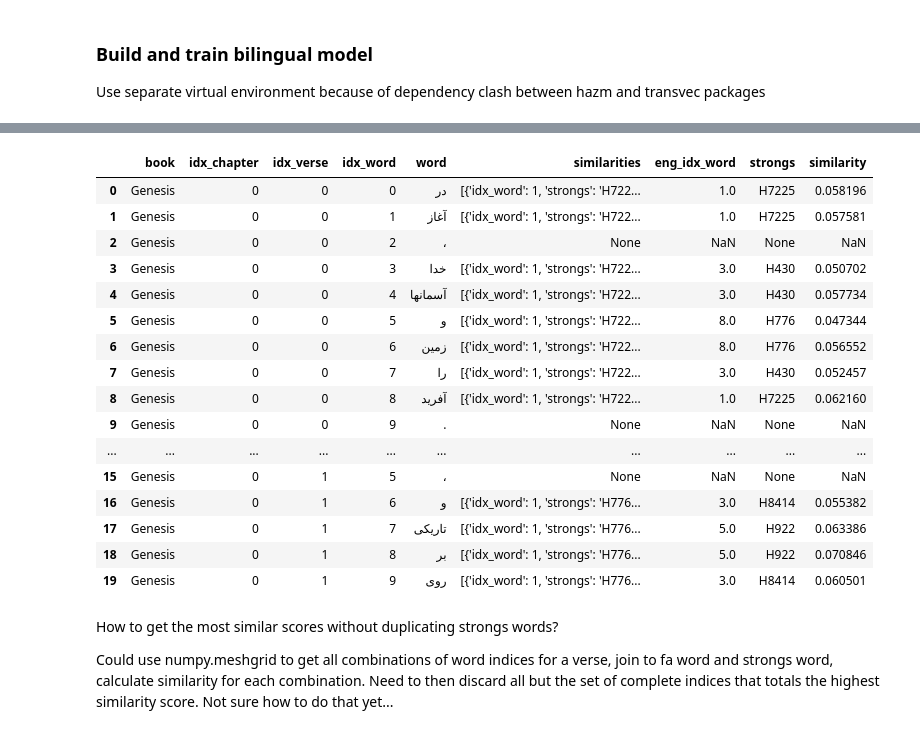
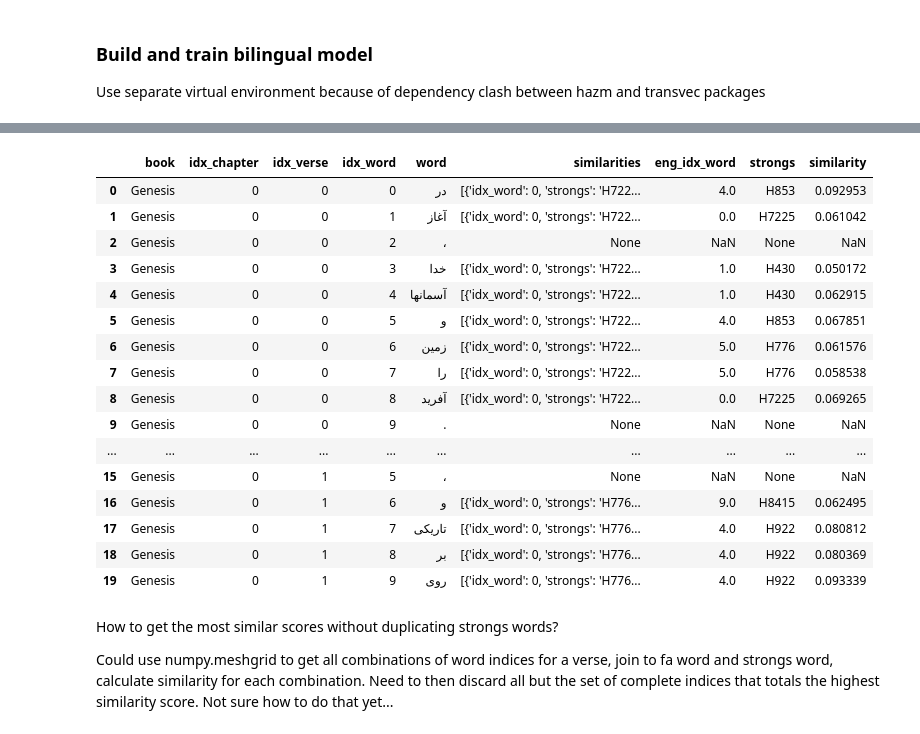
Before and after one commit to scruffian/farsi-strongs, a Jupyter notebook: Translation_Notebook.ipynb, the cells around one changed output, grey strips where cells are left out. Cells and saved outputs as stored; diff of their text form; code cells hidden in the pictures.

Commit message:
Test KJV NMV model with KJV training pairs

```diff
--- a/Translation_Notebook.ipynb
+++ b/Translation_Notebook.ipynb
@@ -256,7 +258,7 @@ def LoadTrainingPairs(eng_version: str, book_name: str):
             for verse in chapter:
                 for word in verse:
                     if len(word)>1:
-                        if word[1] != None:
+                        if word[1] not in [None, "added"]:
                             word[0] = "".join([a for a in word[0] if a not in list(punctuation)+[a for a in eng_punctuation]+["’"]])
                             training_set.append(tuple(word)[::-1])
     training_set = list(set(training_set))
@@ -275,13 +277,14 @@ train = list(
         chain(
             LoadTrainingPairs(eng_version, "Genesis"),
             LoadTrainingPairs(eng_version, "Psalms"),
+            LoadTrainingPairs(eng_version, "Habakkuk"),
             LoadTrainingPairs(eng_version, "Matthew"),
             LoadTrainingPairs(eng_version, "I Corinthians")
         )
     )
 )
 
-with open(f"transformations/{eng_version}training_pairs.json", mode="w", encoding="utf8") as f:
+with open(f"transformations/{eng_version}_training_pairs.json", mode="w", encoding="utf8") as f:
         json.dump(train, f, ensure_ascii=False)
 # %% [markdown]
 ### Build and train bilingual model
@@ -306,7 +309,8 @@ def GetStrongsWordSimilarities(row: pd.Series, eng_df: pd.DataFrame, combined_mo
             (eng_df.book == nmv_df.iloc[row,0]) &
             (eng_df.idx_chapter == nmv_df.iloc[row,1]) &
             (eng_df.idx_verse == nmv_df.iloc[row,2]) &
-            (eng_df.strongs.notna()),
+            (eng_df.strongs.notna()) &
+            (eng_df.strongs != "added"),
             ["idx_word", "strongs"]
         ]
         choices = zip(choices_df.idx_word, choices_df.strongs)
@@ -316,7 +320,7 @@ def GetStrongsWordSimilarities(row: pd.Series, eng_df: pd.DataFrame, combined_mo
         return None
 
 def BuildBilingualModel(eng_version: str):
-    with open("transformations/training_pairs.json", encoding="utf8") as f:
+    with open(f"transformations/{eng_version}_training_pairs.json", encoding="utf8") as f:
         train = json.load(f)
     with open("transformations/NMV_sentences.json", encoding="utf8") as f:
         fa = json.load(f)
@@ -348,7 +374,7 @@ def MaxSimilarity(row):
         similarities = pd.DataFrame(row["similarities"])
         return similarities.sort_values(by="similarity").tail(n=1).squeeze().to_list()
 
-test_df[["eng_idx_word", "strongs", "similarity"]] = pd.DataFrame(test_df.apply(MaxSimilarity, axis=1).to_list())
+kjv_test_df[["eng_idx_word", "strongs", "similarity"]] = pd.DataFrame(kjv_test_df.apply(MaxSimilarity, axis=1).to_list())
 # %% [output]
 A value is trying to be set on a copy of a slice from a DataFrame.
 Try using .loc[row_indexer,col_indexer] = value instead
@@ -358,23 +394,23 @@ See the caveats in the documentation: https://pandas.pydata.org/pandas-docs/stab
-# %%
-test_df
-# %% [output]
-|  | book | idx_chapter | idx_verse | idx_word | word | similarities | eng_idx_word | strongs | similarity |
-| 0 | Genesis | 0 | 0 | 0 | در | [{'idx_word': 1, 'strongs': 'H722... | 1.0 | H7225 | 0.058196 |
-| 1 | Genesis | 0 | 0 | 1 | آغاز | [{'idx_word': 1, 'strongs': 'H722... | 1.0 | H7225 | 0.057581 |
-| 2 | Genesis | 0 | 0 | 2 | ، | None | NaN | None | NaN |
-| 3 | Genesis | 0 | 0 | 3 | خدا | [{'idx_word': 1, 'strongs': 'H722... | 3.0 | H430 | 0.050702 |
-| 4 | Genesis | 0 | 0 | 4 | آسمانها | [{'idx_word': 1, 'strongs': 'H722... | 3.0 | H430 | 0.057734 |
-| 5 | Genesis | 0 | 0 | 5 | و | [{'idx_word': 1, 'strongs': 'H722... | 8.0 | H776 | 0.047344 |
-| 6 | Genesis | 0 | 0 | 6 | زمین | [{'idx_word': 1, 'strongs': 'H722... | 8.0 | H776 | 0.056552 |
-| 7 | Genesis | 0 | 0 | 7 | را | [{'idx_word': 1, 'strongs': 'H722... | 3.0 | H430 | 0.052457 |
-| 8 | Genesis | 0 | 0 | 8 | آفرید | [{'idx_word': 1, 'strongs': 'H722... | 1.0 | H7225 | 0.062160 |
-| 9 | Genesis | 0 | 0 | 9 | . | None | NaN | None | NaN |
-| ... | ... | ... | ... | ... | ... | ... | ... | ... | ... |
-| 15 | Genesis | 0 | 1 | 5 | ، | None | NaN | None | NaN |
-| 16 | Genesis | 0 | 1 | 6 | و | [{'idx_word': 1, 'strongs': 'H776... | 3.0 | H8414 | 0.055382 |
-| 17 | Genesis | 0 | 1 | 7 | تاریکی | [{'idx_word': 1, 'strongs': 'H776... | 5.0 | H922 | 0.063386 |
-| 18 | Genesis | 0 | 1 | 8 | بر | [{'idx_word': 1, 'strongs': 'H776... | 5.0 | H922 | 0.070846 |
-| 19 | Genesis | 0 | 1 | 9 | روی | [{'idx_word': 1, 'strongs': 'H776... | 3.0 | H8414 | 0.060501 |
+# %%
+kjv_test_df
+# %% [output]
+|  | book | idx_chapter | idx_verse | idx_word | word | similarities | eng_idx_word | strongs | similarity |
+| 0 | Genesis | 0 | 0 | 0 | در | [{'idx_word': 0, 'strongs': 'H722... | 4.0 | H853 | 0.092953 |
+| 1 | Genesis | 0 | 0 | 1 | آغاز | [{'idx_word': 0, 'strongs': 'H722... | 0.0 | H7225 | 0.061042 |
+| 2 | Genesis | 0 | 0 | 2 | ، | None | NaN | None | NaN |
+| 3 | Genesis | 0 | 0 | 3 | خدا | [{'idx_word': 0, 'strongs': 'H722... | 1.0 | H430 | 0.050172 |
+| 4 | Genesis | 0 | 0 | 4 | آسمانها | [{'idx_word': 0, 'strongs': 'H722... | 1.0 | H430 | 0.062915 |
+| 5 | Genesis | 0 | 0 | 5 | و | [{'idx_word': 0, 'strongs': 'H722... | 4.0 | H853 | 0.067851 |
+| 6 | Genesis | 0 | 0 | 6 | زمین | [{'idx_word': 0, 'strongs': 'H722... | 5.0 | H776 | 0.061576 |
+| 7 | Genesis | 0 | 0 | 7 | را | [{'idx_word': 0, 'strongs': 'H722... | 5.0 | H776 | 0.058538 |
+| 8 | Genesis | 0 | 0 | 8 | آفرید | [{'idx_word': 0, 'strongs': 'H722... | 0.0 | H7225 | 0.069265 |
+| 9 | Genesis | 0 | 0 | 9 | . | None | NaN | None | NaN |
+| ... | ... | ... | ... | ... | ... | ... | ... | ... | ... |
+| 15 | Genesis | 0 | 1 | 5 | ، | None | NaN | None | NaN |
+| 16 | Genesis | 0 | 1 | 6 | و | [{'idx_word': 0, 'strongs': 'H776... | 9.0 | H8415 | 0.062495 |
+| 17 | Genesis | 0 | 1 | 7 | تاریکی | [{'idx_word': 0, 'strongs': 'H776... | 4.0 | H922 | 0.080812 |
+| 18 | Genesis | 0 | 1 | 8 | بر | [{'idx_word': 0, 'strongs': 'H776... | 4.0 | H922 | 0.080369 |
+| 19 | Genesis | 0 | 1 | 9 | روی | [{'idx_word': 0, 'strongs': 'H776... | 4.0 | H922 | 0.093339 |
 # %% [markdown]
 How to get the most similar scores without duplicating strongs words?
 
```
Also changed, not shown: parts of 3 cells of this notebook, 7 other files.
